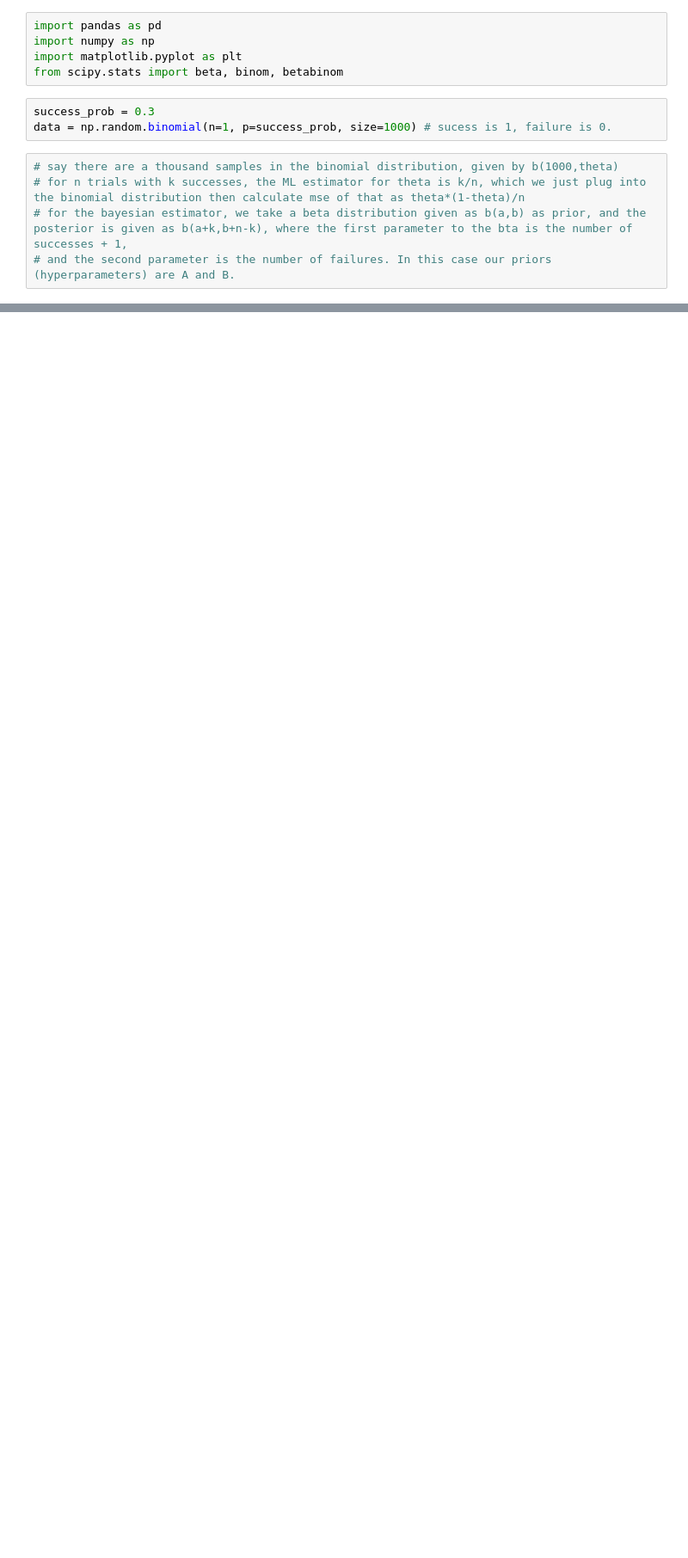
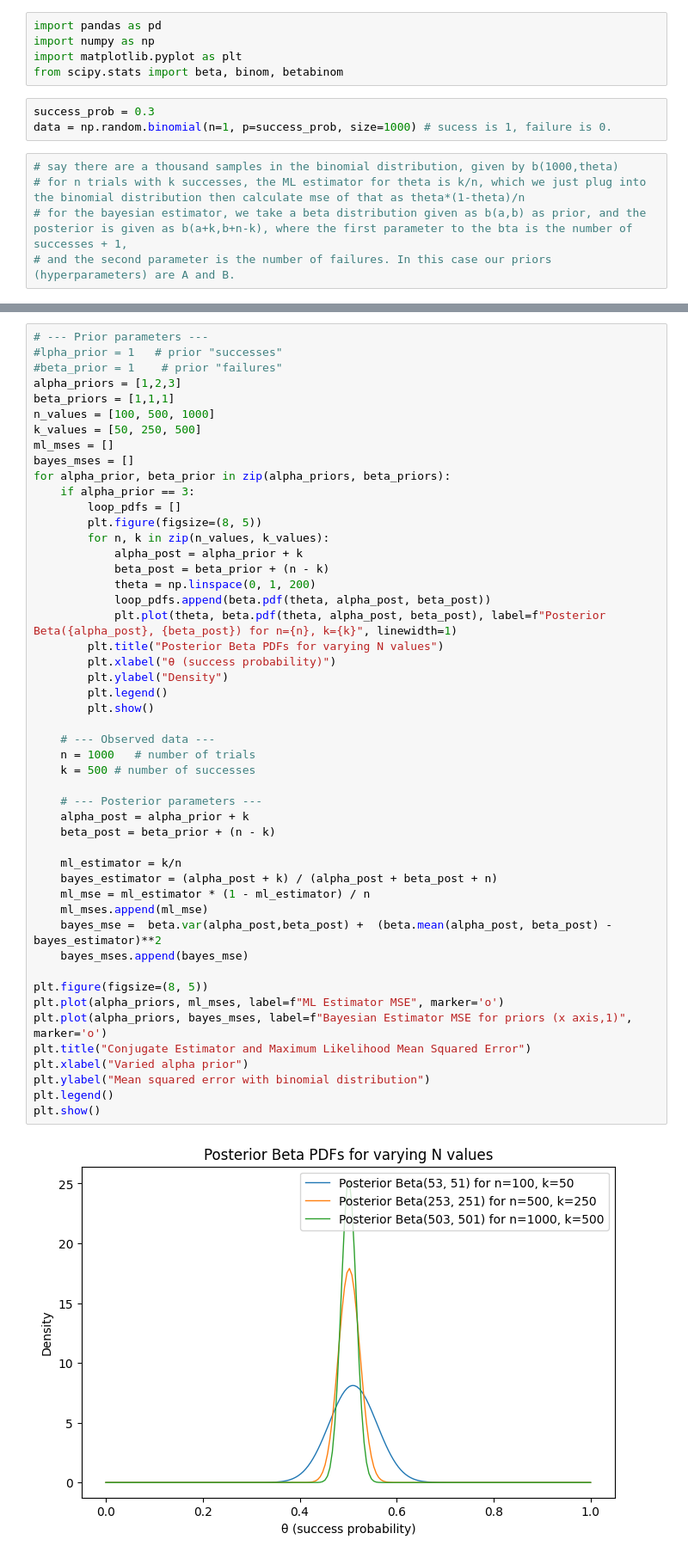
Before and after one commit to Supernova2002/ECE-474-Bayesian-Machine-Learning, a Jupyter notebook: conjugate_priors.ipynb, the cells around one changed output, grey strips where cells are left out. Shown at 86% size. Drawn from its saved outputs; the diff is of its cells as text; blank space fills up the shorter version.

Commit message:
finished up binomial case

```diff
--- a/conjugate_priors.ipynb
+++ b/conjugate_priors.ipynb
@@ -82,0 +14,51 @@ print(beta_post)
+# %%
+# --- Prior parameters ---
+#lpha_prior = 1   # prior "successes"
+#beta_prior = 1    # prior "failures"
+alpha_priors = [1,2,3]
+beta_priors = [1,1,1]
+n_values = [100, 500, 1000]
+k_values = [50, 250, 500]
+ml_mses = []
+bayes_mses = []
+for alpha_prior, beta_prior in zip(alpha_priors, beta_priors):
+    if alpha_prior == 3:
+        loop_pdfs = []
+        plt.figure(figsize=(8, 5))
+        for n, k in zip(n_values, k_values):
+            alpha_post = alpha_prior + k
+            beta_post = beta_prior + (n - k)
+            theta = np.linspace(0, 1, 200)
+            loop_pdfs.append(beta.pdf(theta, alpha_post, beta_post))
+            plt.plot(theta, beta.pdf(theta, alpha_post, beta_post), label=f"Posterior Beta({alpha_post}, {beta_post}) for n={n}, k={k}", linewidth=1)
+        plt.title("Posterior Beta PDFs for varying N values")
+        plt.xlabel("θ (success probability)")
+        plt.ylabel("Density")
+        plt.legend()
+        plt.show()
+
+    # --- Observed data ---
+    n = 1000   # number of trials
+    k = 500 # number of successes
+
+    # --- Posterior parameters ---
+    alpha_post = alpha_prior + k
+    beta_post = beta_prior + (n - k)
+
+    ml_estimator = k/n
+    bayes_estimator = (alpha_post + k) / (alpha_post + beta_post + n)
+    ml_mse = ml_estimator * (1 - ml_estimator) / n
+    ml_mses.append(ml_mse)
+    bayes_mse =  beta.var(alpha_post,beta_post) +  (beta.mean(alpha_post, beta_post) - bayes_estimator)**2
+    bayes_mses.append(bayes_mse)
+
+plt.figure(figsize=(8, 5))
+plt.plot(alpha_priors, ml_mses, label=f"ML Estimator MSE", marker='o')
+plt.plot(alpha_priors, bayes_mses, label=f"Bayesian Estimator MSE for priors (x axis,1)", marker='o')
+plt.title("Conjugate Estimator and Maximum Likelihood Mean Squared Error")
+plt.xlabel("Varied alpha prior")
+plt.ylabel("Mean squared error with binomial distribution")
+plt.legend()
+plt.show()
+# %% [output]
+[figure, added]
```
Also changed, not shown: parts of 4 cells of this notebook.
